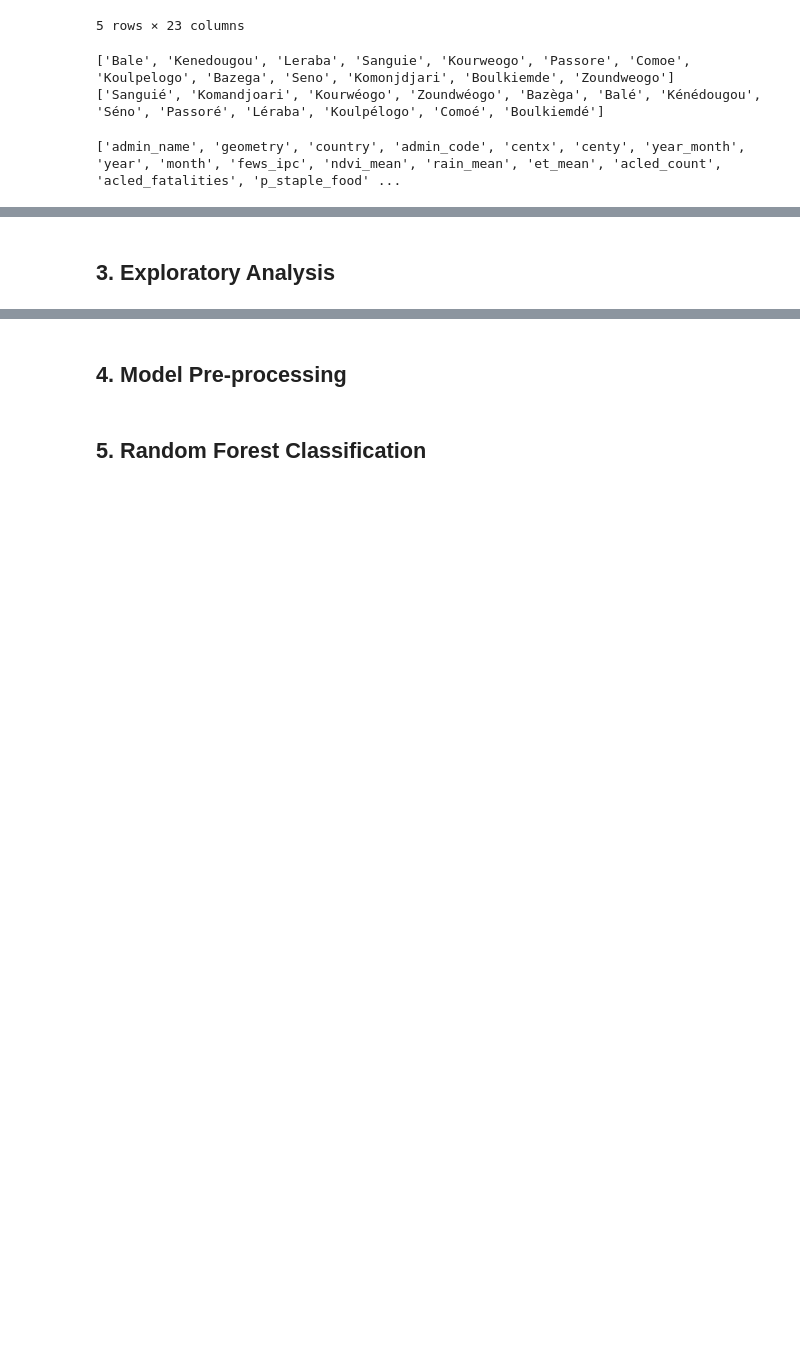
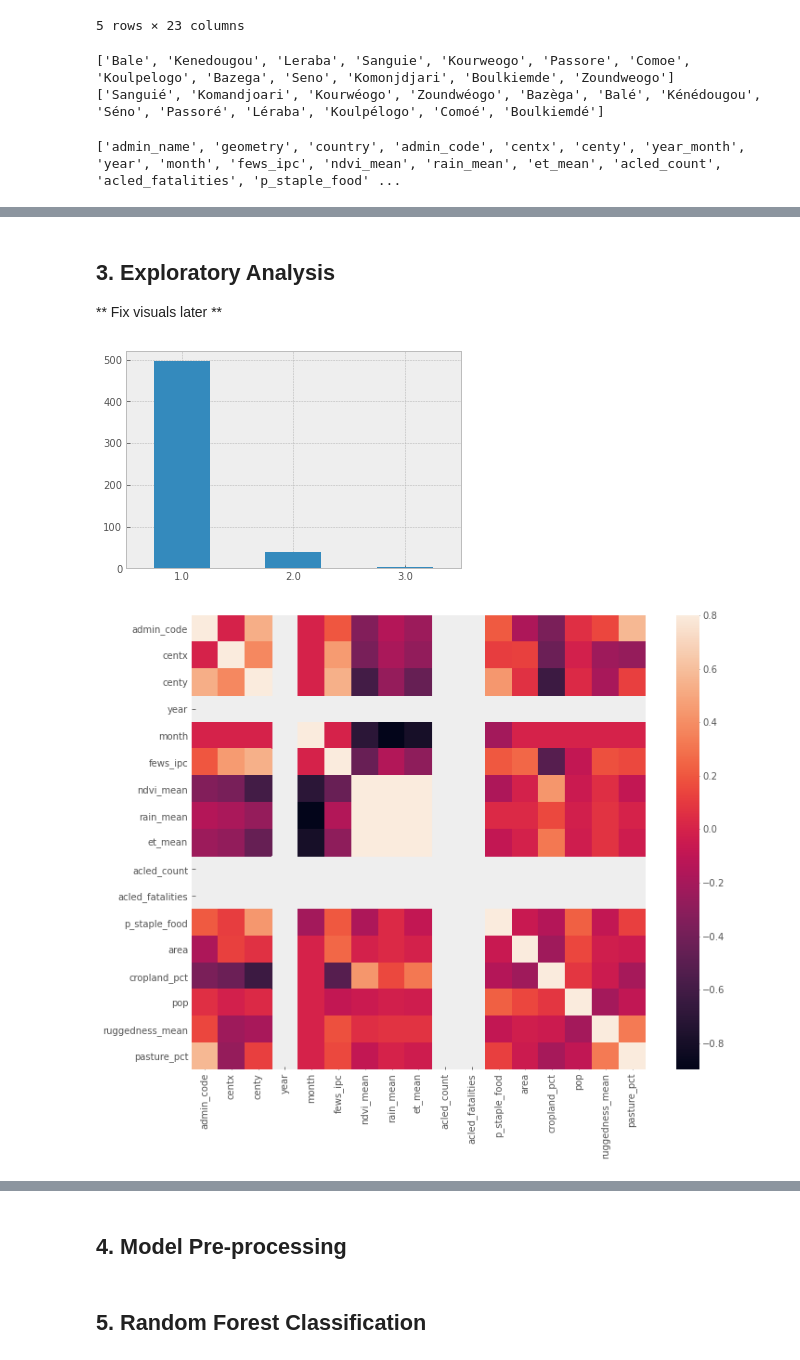
Before and after one commit to Claudia-Offner/MapAction_Dissertation, a Jupyter notebook: Model 2.ipynb, the cells around one changed output, grey strips where cells are left out. Drawn from its saved outputs; the diff is of its cells as text; code cells hidden in the pictures; blank space fills up the shorter version.

```diff
--- a/Model 2.ipynb
+++ b/Model 2.ipynb
@@ -65,8 +66,22 @@ df = df.sort_values('admin_name')
 # %% [markdown]
 ## 3. Exploratory Analysis
+** Fix visuals later **
 # %%
 #### NON SPATIAL-TEMPORAL ANALYSIS ####
+event = df[df['Flood Date'] == '2010-11-05 00:00:00']
+before = event[event['State'] == 'Before']
+after = event[event['State'] == 'After']
 
 # Look at data
+# print(df.describe())
+
 # Examine predictive feature (few_ipc & flooding) - barplots
+df['fews_ipc'].value_counts().plot.bar(rot=0)
+
 # Examine correlation between features and target variable - corplots
+corrmat = event.corr()
+f, ax = plt.subplots(figsize=(12, 9))
+sns.heatmap(corrmat, vmax=.8, square=True);
+# %% [output]
+[figure, added]
+[figure, added]
```
Also changed, not shown: parts of 5 cells of this notebook.
